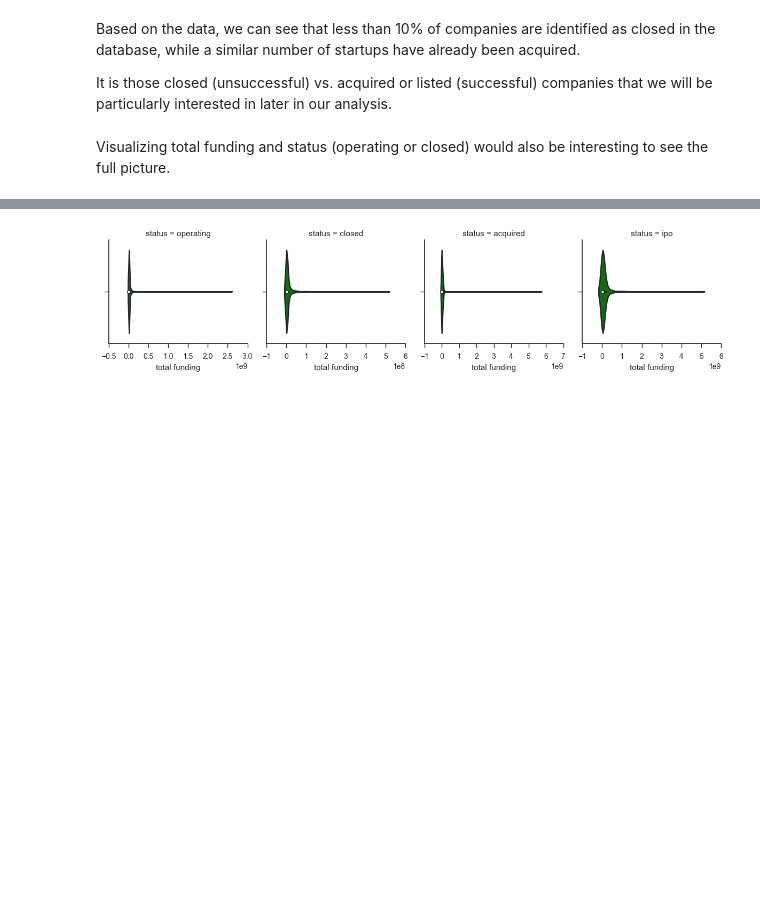
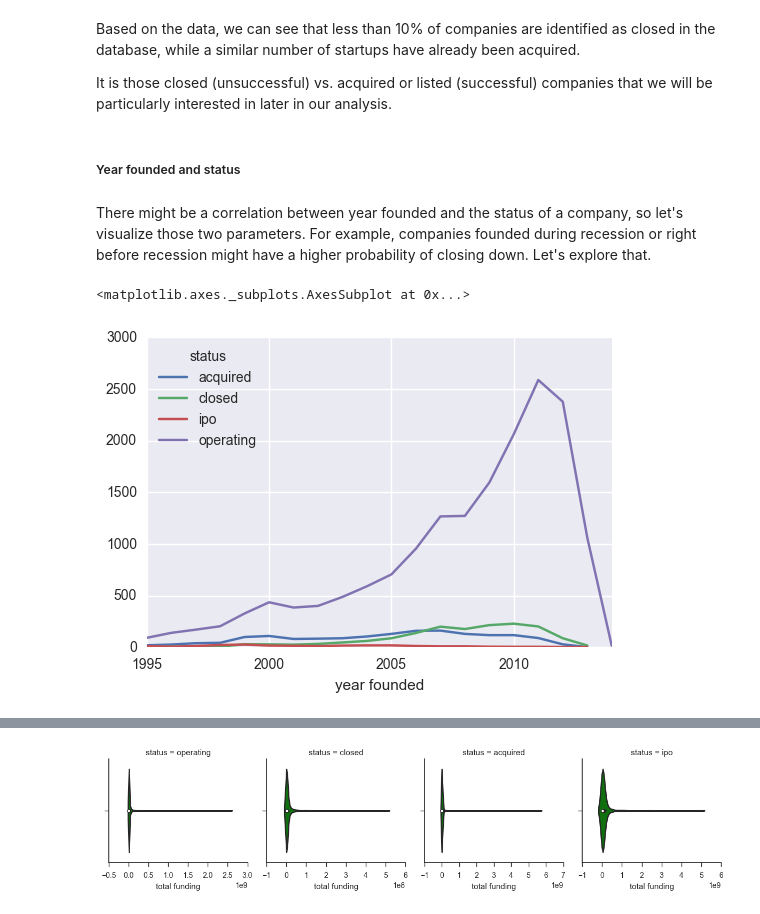
Before and after one commit to LVdatahub/Capstone-project----DS-Intensive-Springboard, a Jupyter notebook: Data story.ipynb, the cells around one changed output, grey strips where cells are left out. Cells and saved outputs as stored; diff of their text form; code cells hidden in the pictures; blank space fills up the shorter version.

Commit message:
Complete data story for capstone

```diff
--- a/Data story.ipynb
+++ b/Data story.ipynb
@@ -165,5 +165,26 @@ oper_closed_df
 Based on the data, we can see that less than 10% of companies are identified as closed in the database, while a similar number of startups have already been acquired.
 
 It is those closed (unsuccessful) vs. acquired or listed (successful) companies that we will be particularly interested in later in our analysis.
-# %% [markdown]
-Visualizing total funding and status (operating or closed) would also be interesting to see the full picture.
+# %% [markdown]
+##### Year founded and status
+# %% [markdown]
+There might be a correlation between year founded and the status of a company, so let's visualize those two parameters. For example, companies founded during recession or right before recession might have a higher probability of closing down. Let's explore that.
+# %%
+year_founded = companies['founded_year']
+status = companies['status']
+year_vs_status = {'year founded': year_founded, 'status': status}
+year_vs_status_df = pd.DataFrame(year_vs_status)
+new_dict = year_vs_status_df.groupby('status')['year founded'].value_counts()
+new_df = pd.DataFrame.from_dict(new_dict)
+new_df = new_df.unstack()
+new_df = new_df.transpose()
+new_df = new_df.reset_index()
+new_df = new_df.drop('level_0',1)
+new_df = new_df.tail(20)
+
+# let's do a line graph of year_founded vs. status
+sb.set_style("darkgrid")
+new_df.plot(x = 'year founded')
+# %% [output]
+<matplotlib.axes._subplots.AxesSubplot at 0x...>
+[figure, added]
```
Also changed, not shown: parts of 87 cells of this notebook.
